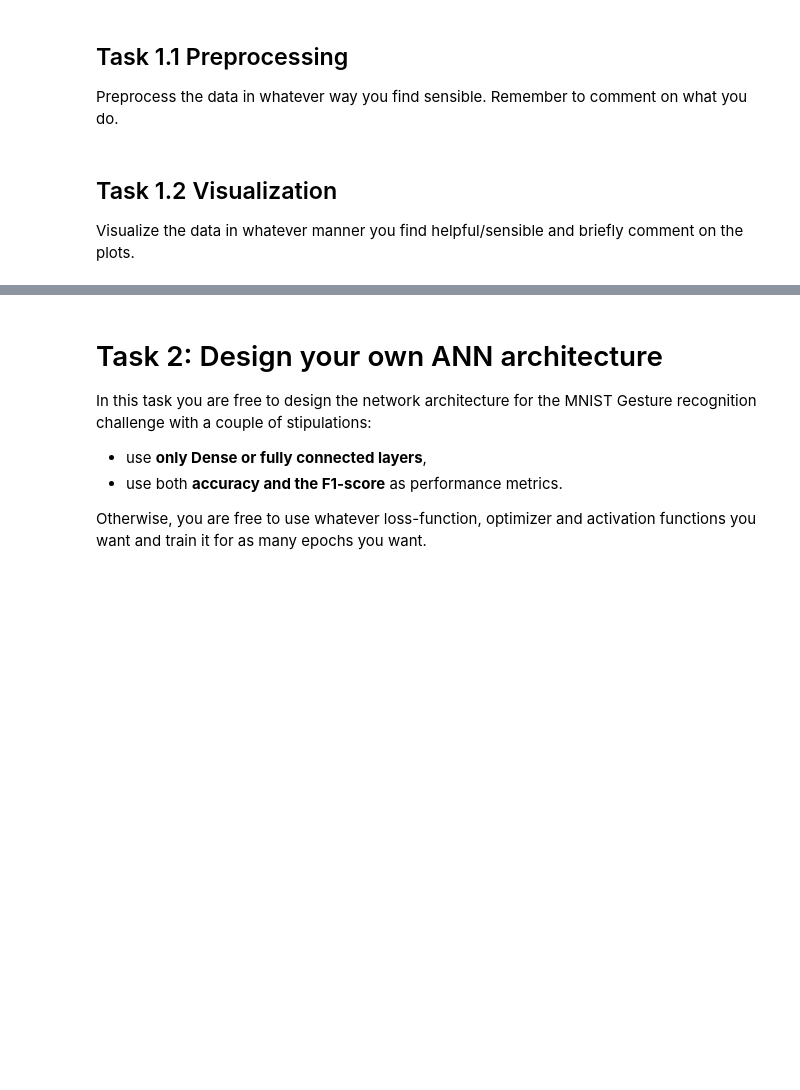
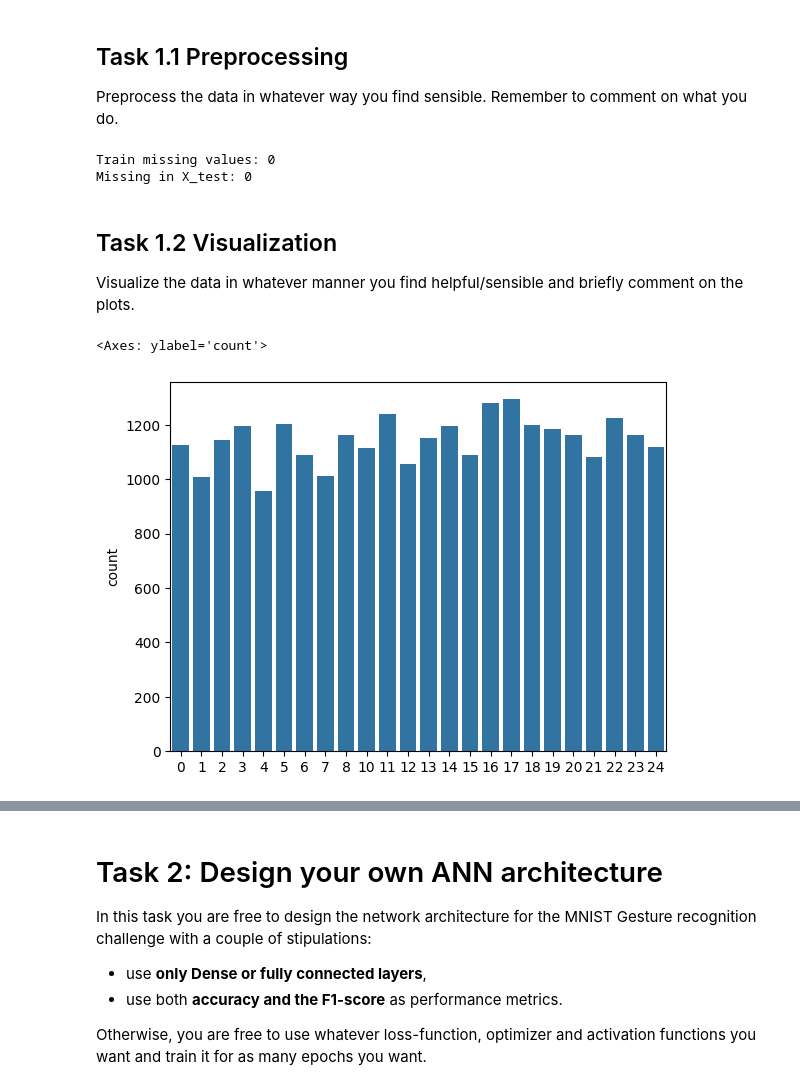
Before and after one commit to OysteinFalkeid/DAT300-H25, a Jupyter notebook: CA1_DAT300/ca1_dat300_2025.ipynb, the cells around one changed output, grey strips where cells are left out. Saved outputs shown, nothing was run; the diff lists cells and outputs as text; code cells hidden in the pictures; blank space fills up the shorter version.

```diff
--- a/CA1_DAT300/ca1_dat300_2025.ipynb
+++ b/CA1_DAT300/ca1_dat300_2025.ipynb
@@ -126,10 +128,13 @@ In this assignment you yourselves will be responsible for the data-preprocessing
 
 ## Importing data
 You will need to upload both CSV files from the zip folder to Google Colab and run the code sell below to load the data.
+# %%
+url_train = "https://raw.githubusercontent.com/OysteinFalkeid/DAT300-H25/Joep_test/CA1_DAT300/sign_mnist_train.csv"
+url_test = "https://raw.githubusercontent.com/OysteinFalkeid/DAT300-H25/Joep_test/CA1_DAT300/sign_mnist_test.csv"
 # %%
 # Sign language MNIST
-train = pd.read_csv("sign_mnist_train.csv")
-test  = pd.read_csv("sign_mnist_test.csv")
+train = pd.read_csv(url_train)
+test  = pd.read_csv(url_test)
 
 X_train = train.drop(columns=['label']).to_numpy(dtype=np.float32)
 y_train = train['label'].to_numpy(dtype=np.int32)
@@ -138,3 +143,12 @@ y_test  = test['label'].to_numpy(dtype=np.int32)
 # %% [markdown]
 ## Task 1.1 Preprocessing
 Preprocess the data in whatever way you find sensible. Remember to comment on what you do.
+# %%
+print("Train missing values:", train.drop(columns=['label']).isna().sum().sum())
+print("Missing in X_test:", np.isnan(X_test).sum() + np.isinf(X_test).sum())
+
+# The X train data already only contains the needed features (columns) which is the pixels in the image
+# The y train data also already only contains one column, the answer*
+# %% [output]
+Train missing values: 0
+Missing in X_test: 0
@@ -141,3 +159,9 @@ Preprocess the data in whatever way you find sensible. Remember to comment on wh
 # %% [markdown]
 ## Task 1.2 Visualization
 Visualize the data in whatever manner you find helpful/sensible and briefly comment on the plots.
+# %%
+sns.countplot(x=y_train)
+# Showing the distribution of the labels in the dataset, they seem to be relatively evenly spread between all the signs
+# %% [output]
+<Axes: ylabel='count'>
+[figure, added]
```
Also changed, not shown: parts of 7 cells of this notebook.
